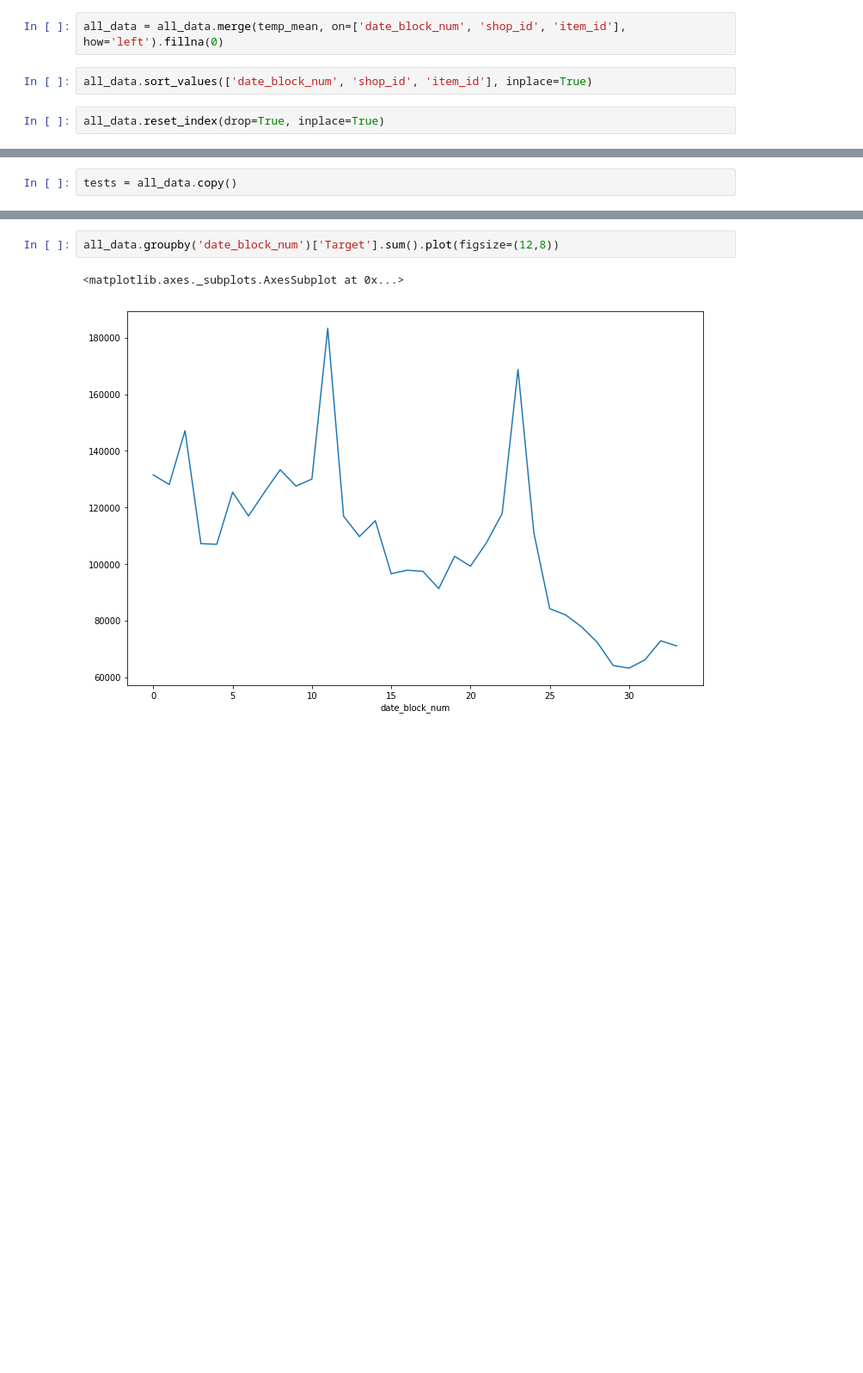
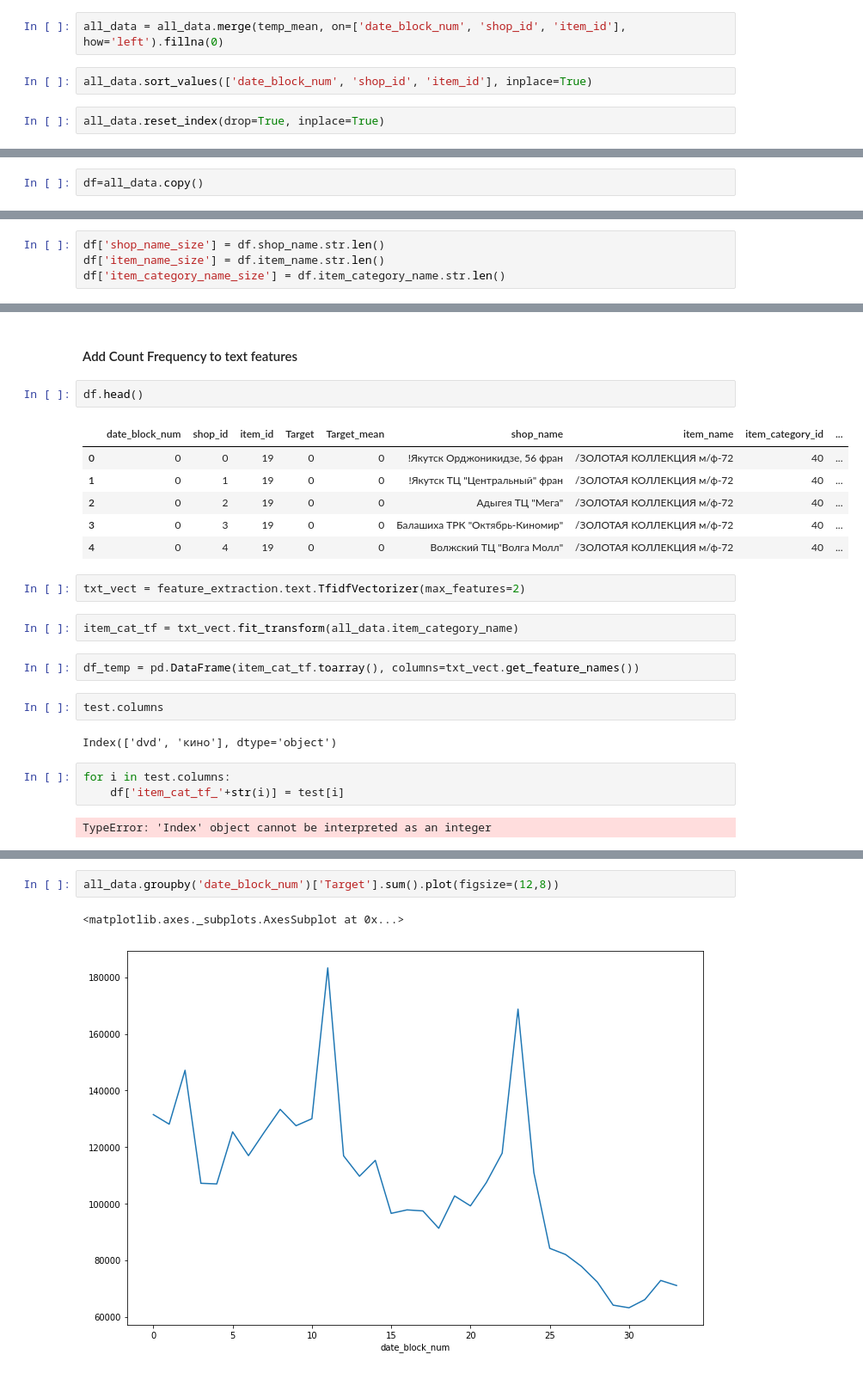
Before and after one commit to waficf/Kaggle_Competitions, a Jupyter notebook: Grocery.ipynb, the cells around one changed output, grey strips where cells are left out. Shown at 86% size. Drawn from its saved outputs; the diff is of its cells as text; blank space fills up the shorter version.

```diff
--- a/Grocery.ipynb
+++ b/Grocery.ipynb
@@ -100,2 +127,2 @@ all_data.reset_index(drop=True, inplace=True)
 # %%
-tests = all_data.copy()
+df=all_data.copy()
@@ -123,0 +137,4 @@ all_data.tail()
+# %%
+df['shop_name_size'] = df.shop_name.str.len()
+df['item_name_size'] = df.item_name.str.len()
+df['item_category_name_size'] = df.item_category_name.str.len()
@@ -123,0 +173,26 @@ all_data.tail()
+# %% [markdown]
+#### Add Count Frequency to text features
+# %%
+df.head()
+# %% [output]
+|  | date_block_num | shop_id | item_id | Target | Target_mean | shop_name | item_name | item_category_id | ... |
+| 0 | 0 | 0 | 19 | 0 | 0 | !Якутск Орджоникидзе, 56 фран | /ЗОЛОТАЯ КОЛЛЕКЦИЯ м/ф-72 | 40 | ... |
+| 1 | 0 | 1 | 19 | 0 | 0 | !Якутск ТЦ "Центральный" фран | /ЗОЛОТАЯ КОЛЛЕКЦИЯ м/ф-72 | 40 | ... |
+| 2 | 0 | 2 | 19 | 0 | 0 | Адыгея ТЦ "Мега" | /ЗОЛОТАЯ КОЛЛЕКЦИЯ м/ф-72 | 40 | ... |
+| 3 | 0 | 3 | 19 | 0 | 0 | Балашиха ТРК "Октябрь-Киномир" | /ЗОЛОТАЯ КОЛЛЕКЦИЯ м/ф-72 | 40 | ... |
+| 4 | 0 | 4 | 19 | 0 | 0 | Волжский ТЦ "Волга Молл" | /ЗОЛОТАЯ КОЛЛЕКЦИЯ м/ф-72 | 40 | ... |
+# %%
+txt_vect = feature_extraction.text.TfidfVectorizer(max_features=2)
+# %%
+item_cat_tf = txt_vect.fit_transform(all_data.item_category_name)
+# %%
+df_temp = pd.DataFrame(item_cat_tf.toarray(), columns=txt_vect.get_feature_names())
+# %%
+test.columns
+# %% [output]
+Index(['dvd', 'кино'], dtype='object')
+# %%
+for i in test.columns:
+    df['item_cat_tf_'+str(i)] = test[i]
+# %% [output]
+TypeError: 'Index' object cannot be interpreted as an integer
```
Also changed, not shown: parts of 22 cells of this notebook.
